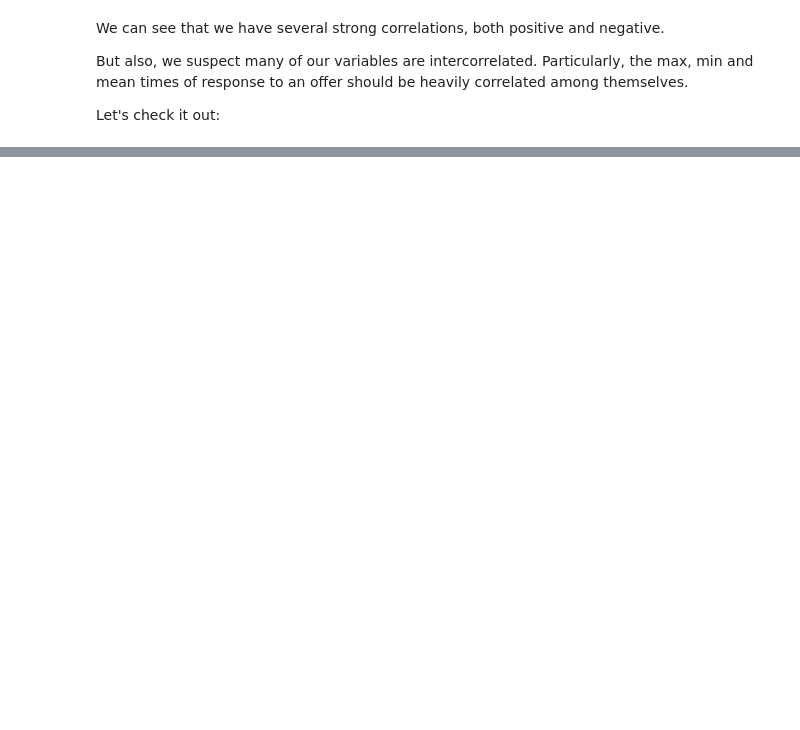
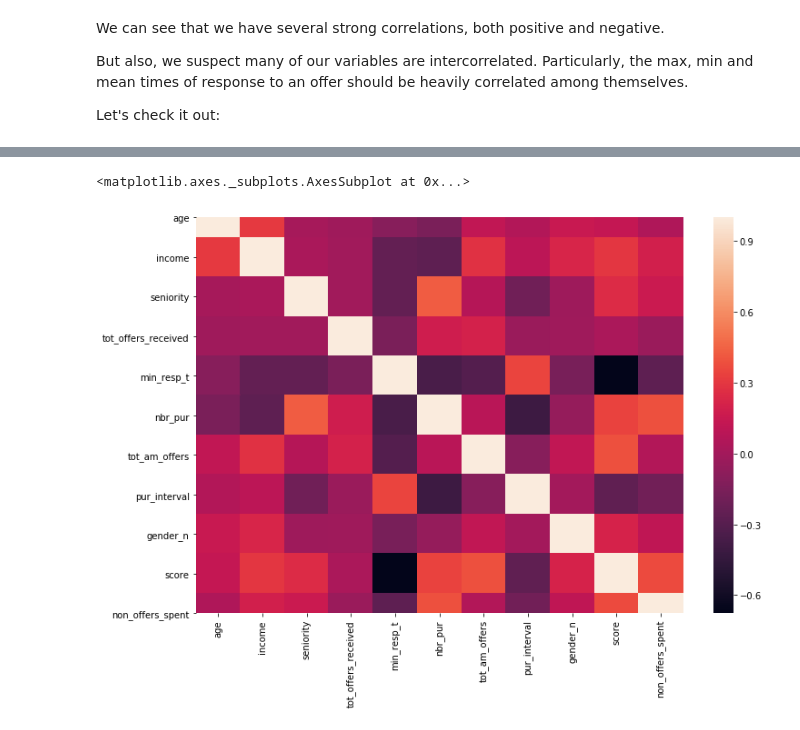
Before and after one commit to IllanL/Udacity_ML_Eng, a Jupyter notebook: Capstone project - Starbucks/Starbucks_Capstone_Modelling.ipynb, the cells around one changed output, grey strips where cells are left out. Cells and saved outputs as stored; diff of their text form; code cells hidden in the pictures; blank space fills up the shorter version.

```diff
--- a/Capstone project - Starbucks/Starbucks_Capstone_Modelling.ipynb
+++ b/Capstone project - Starbucks/Starbucks_Capstone_Modelling.ipynb
@@ -106,0 +171,3 @@ dtype: object
+# %%
+clean_profile_expanded['non_offers_spent'] = clean_profile_expanded['tot_am_spent'] - clean_profile_expanded['tot_am_offers']
+clean_profile_expanded['offers_spend_share'] = clean_profile_expanded['tot_am_offers'] / clean_profile_expanded['tot_am_spent']
@@ -106,0 +184,20 @@ dtype: object
+# %%
+dr_cols = ['gender',
+           'date_bmo',
+           'year_bmo',
+           'month_bmo',
+           'day_bmo',
+           'age_group',
+           'mean_resp_t',
+           'max_resp_t',
+           'tot_am_spent',
+           'offers_spend_share',
+           'age_group_n']
+
+clean_profile_for_mod = clean_profile_expanded.drop(dr_cols, axis=1)
+
+figure2 = plt.figure(figsize = (12,8))
+sns.heatmap(clean_profile_for_mod.corr())
+# %% [output]
+<matplotlib.axes._subplots.AxesSubplot at 0x...>
+[figure, added]
```
Also changed, not shown: parts of 33 cells of this notebook, 18 other files.
